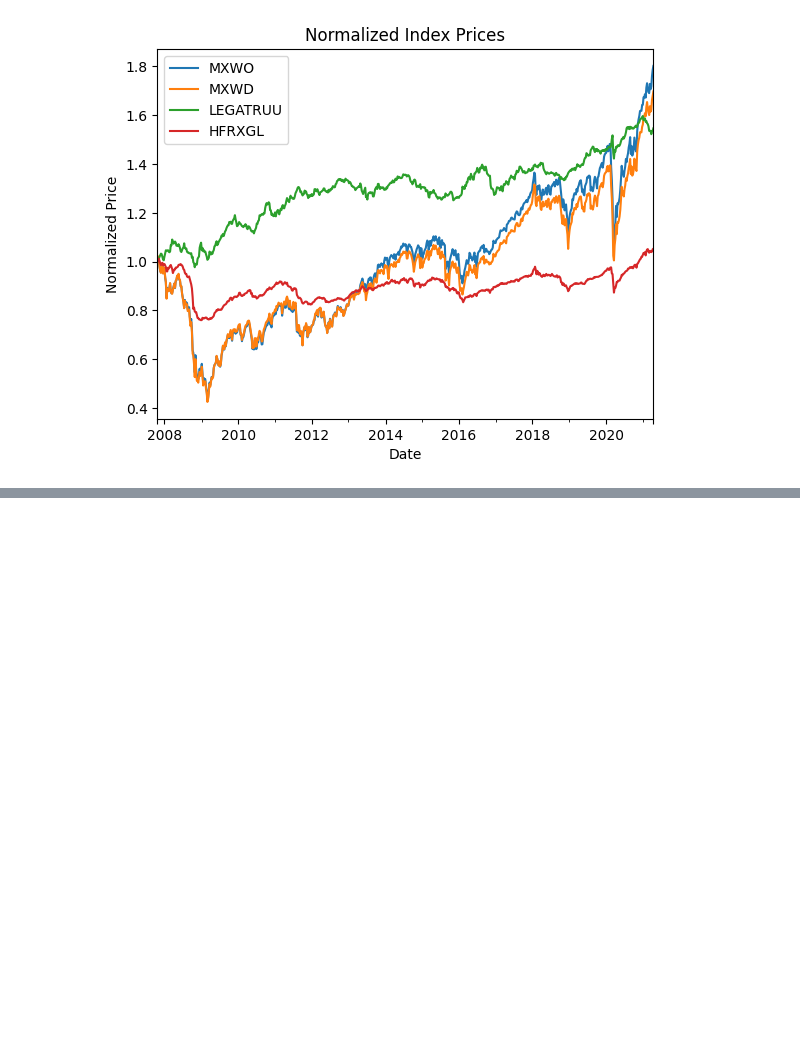
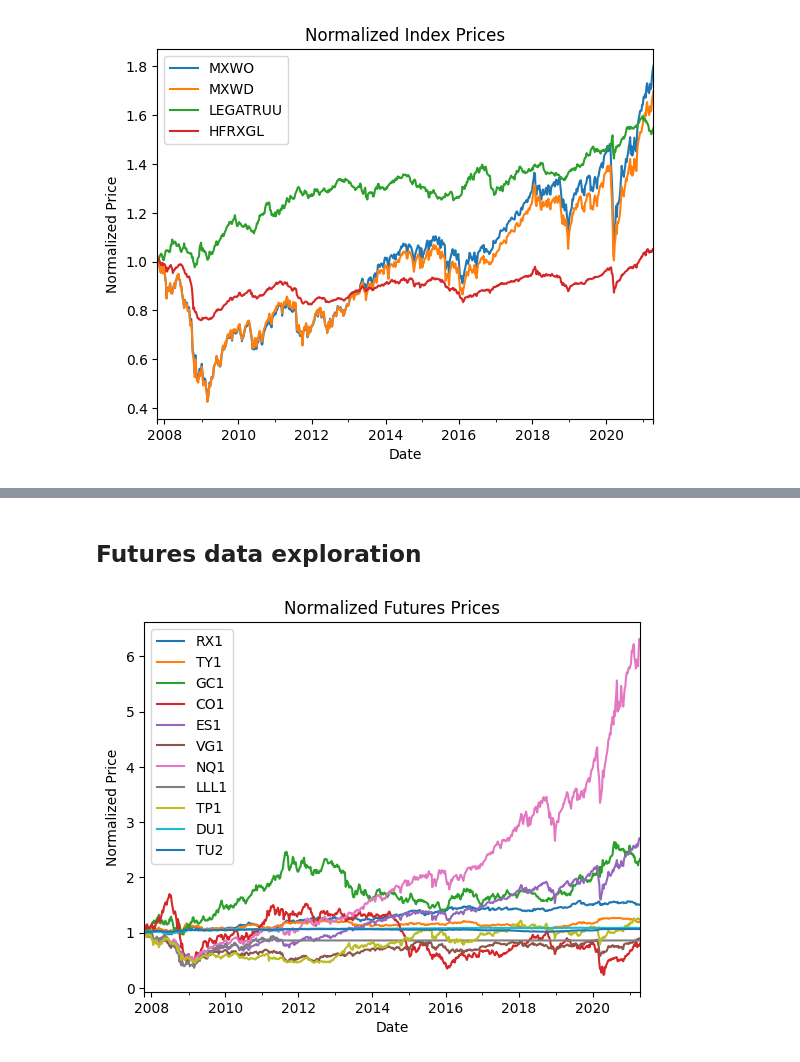
Before and after one commit to jstringara/Fintech, a Jupyter notebook: FinalProject/neuralReplication.ipynb, the cells around one changed output, grey strips where cells are left out. Saved outputs shown, nothing was run; the diff lists cells and outputs as text; code cells hidden in the pictures; blank space fills up the shorter version.

```diff
--- a/FinalProject/neuralReplication.ipynb
+++ b/FinalProject/neuralReplication.ipynb
@@ -24,0 +73,12 @@ plt.show()
+# %% [markdown]
+## Futures data exploration
+# %%
+# graph the futures normalized prices
+futures_norm = futures.div(futures.iloc[0])
+futures_plot = futures_norm.plot()
+futures_plot.set_ylabel('Normalized Price')
+futures_plot.set_xlabel('Date')
+futures_plot.set_title('Normalized Futures Prices')
+plt.show()
+# %% [output]
+[figure, added]
```
Also changed, not shown: parts of 18 cells of this notebook, 2 other files.
